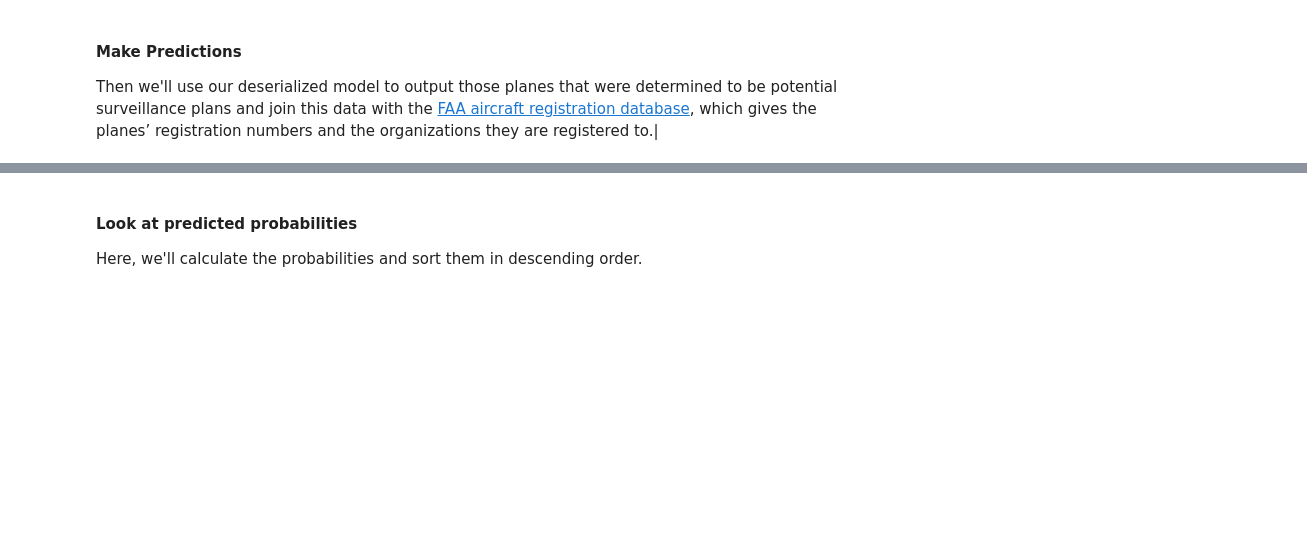
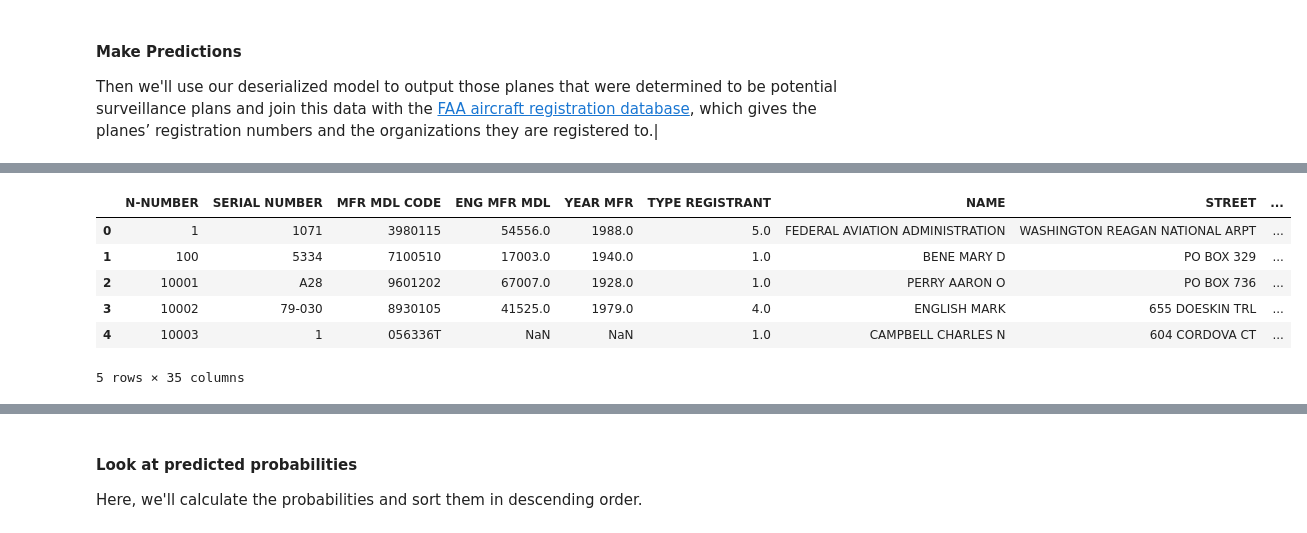
Before and after one commit to domino-okeefe-niemann/spy-plane-machine-learning-workshop, a Jupyter notebook: Spy-Plane-Project/5-SpyPlane-CreateModel.ipynb, the cells around one changed output, grey strips where cells are left out. Saved outputs shown, nothing was run; the diff lists cells and outputs as text; code cells hidden in the pictures; blank space fills up the shorter version.

```diff
--- a/Spy-Plane-Project/5-SpyPlane-CreateModel.ipynb
+++ b/Spy-Plane-Project/5-SpyPlane-CreateModel.ipynb
@@ -87,7 +124,15 @@ candidates.head()
 # %%
 #read in FAA data
-faa = pd.read_csv("/mnt/data/faa-registration.csv")
+faa = pd.read_csv("/mnt/data/large-spyplane-data/faa-registration.csv")
 faa.head()
+# %% [output]
+|  | N-NUMBER | SERIAL NUMBER | MFR MDL CODE | ENG MFR MDL | YEAR MFR | TYPE REGISTRANT | NAME | STREET | ... |
+| 0 | 1 | 1071 | 3980115 | 54556.0 | 1988.0 | 5.0 | FEDERAL AVIATION ADMINISTRATION | WASHINGTON REAGAN NATIONAL ARPT | ... |
+| 1 | 100 | 5334 | 7100510 | 17003.0 | 1940.0 | 1.0 | BENE MARY D | PO BOX 329 | ... |
+| 2 | 10001 | A28 | 9601202 | 67007.0 | 1928.0 | 1.0 | PERRY AARON O | PO BOX 736 | ... |
+| 3 | 10002 | 79-030 | 8930105 | 41525.0 | 1979.0 | 4.0 | ENGLISH MARK | 655 DOESKIN TRL | ... |
+| 4 | 10003 | 1 | 056336T | NaN | NaN | 1.0 | CAMPBELL CHARLES N | 604 CORDOVA CT | ... |
+5 rows × 35 columns
 # %%
 #look at the column names in the FAA registration dataframe
 faa.columns
```
Also changed, not shown: parts of 18 cells of this notebook, 39 other files.
